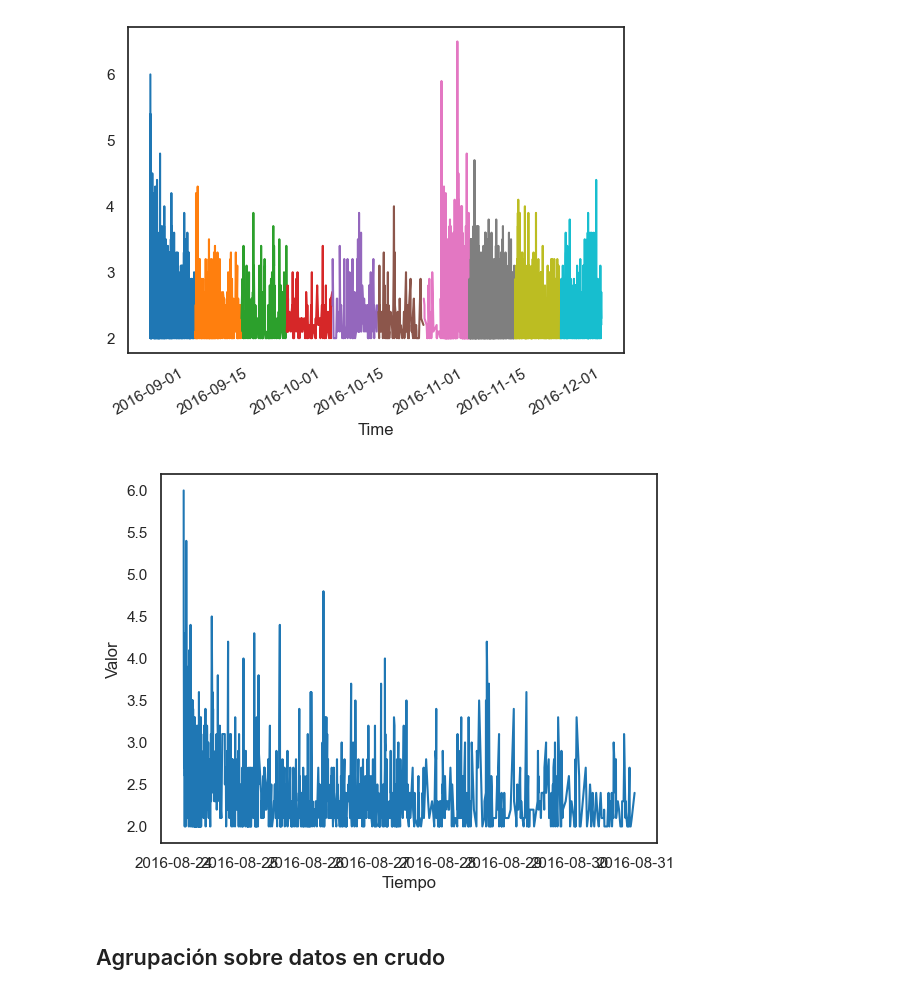
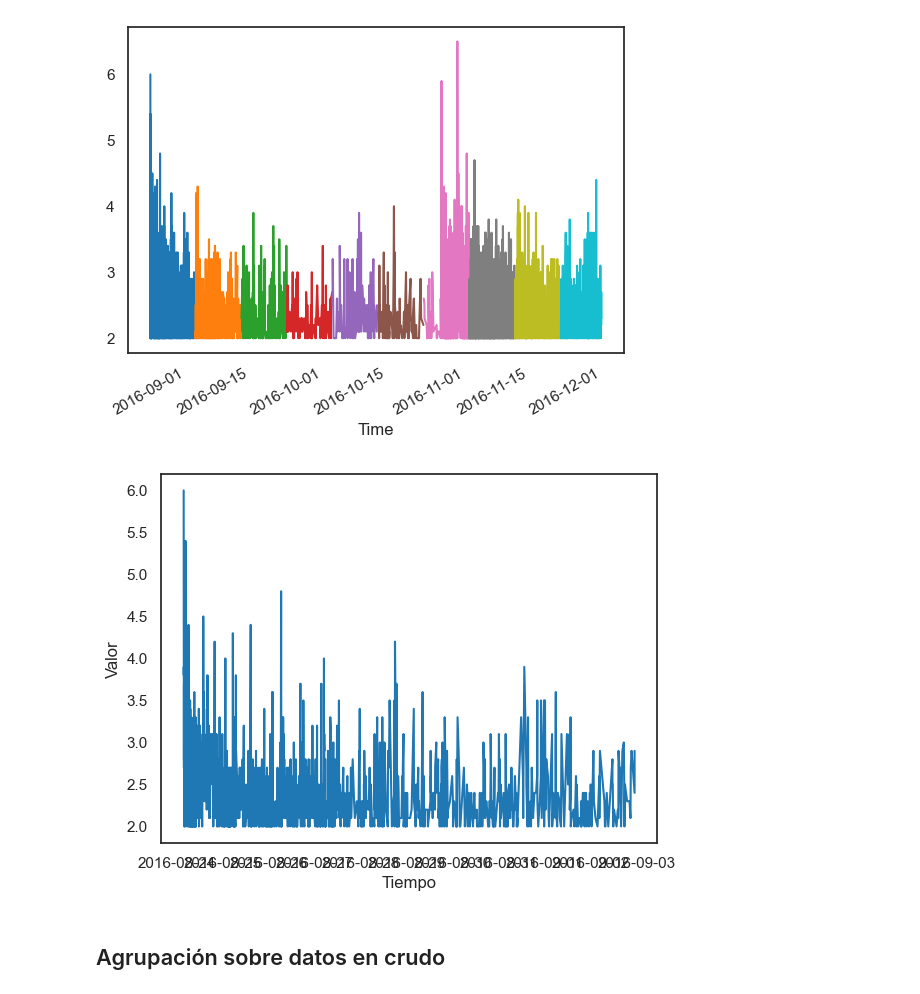
Before and after one commit to MrBloom911/SismicOperations, a Jupyter notebook: ProyectoComp2.ipynb, the cells around one changed output. Saved outputs shown, nothing was run; the diff lists cells and outputs as text; code cells hidden in the pictures.

```diff
--- a/ProyectoComp2.ipynb
+++ b/ProyectoComp2.ipynb
@@ -96,20 +96,20 @@ Time
 Freq: 10D, Name: Magnitude, dtype: object
 [figure]
 # %%
-window_size = '7D'
+window_size = '10D'
 grouped = df.groupby(pd.Grouper(key='Time', freq=window_size))
 
 # Seleccionar una ventana específica (por ejemplo, la primera ventana)
 window_index = 0
 window_data = grouped.get_group(list(grouped.groups.keys())[window_index])
 
 # Desplegar la serie de tiempo de la ventana seleccionada
 plt.plot(window_data['Time'], window_data['Magnitude'])
 plt.xlabel('Tiempo')
 plt.ylabel('Valor')
 plt.show()
 # %% [output]
-[figure, old version]
+[figure, new version]
 # %% [markdown]
 ## Agrupación sobre datos en crudo
 # %%
```
Also changed, not shown: parts of 6 cells of this notebook.
